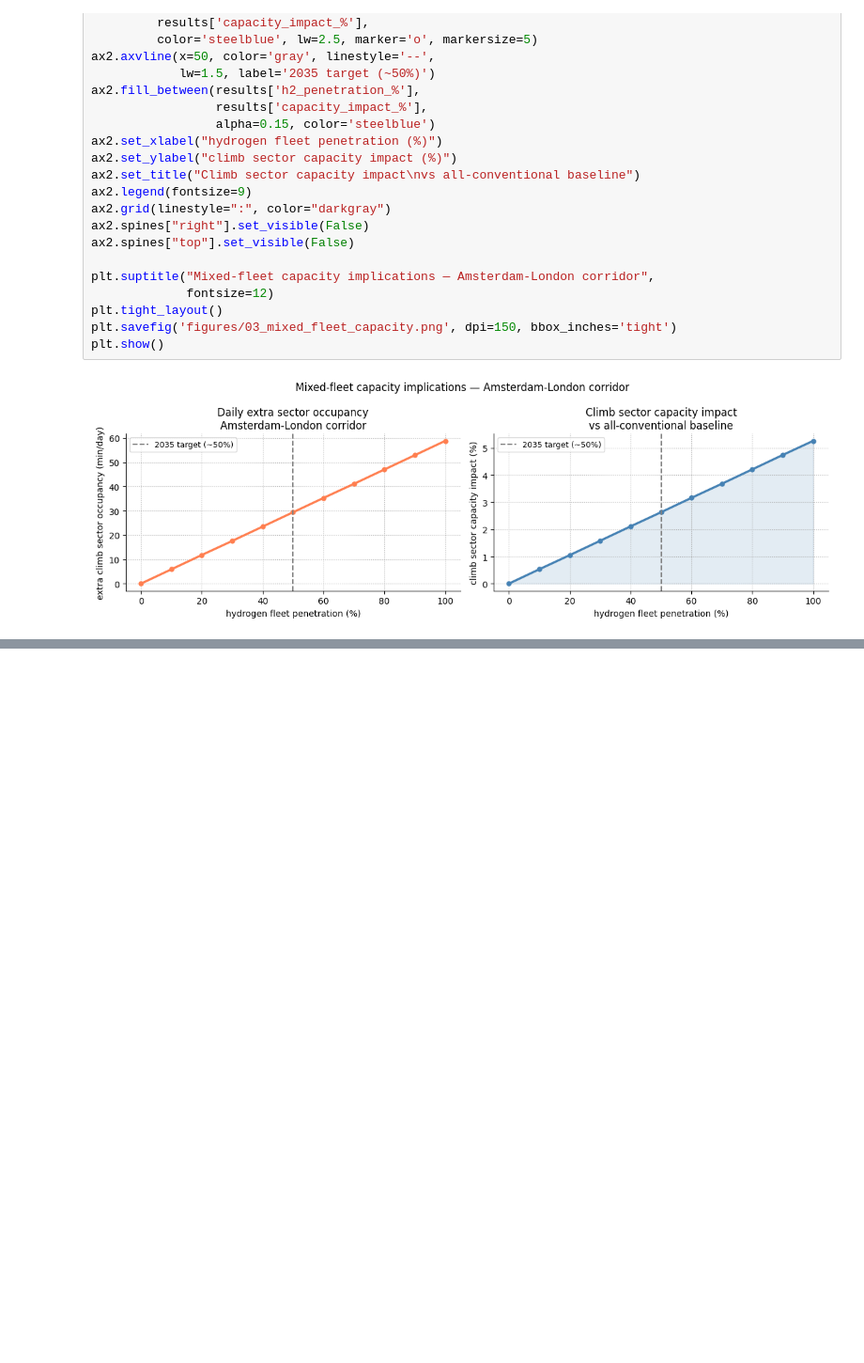
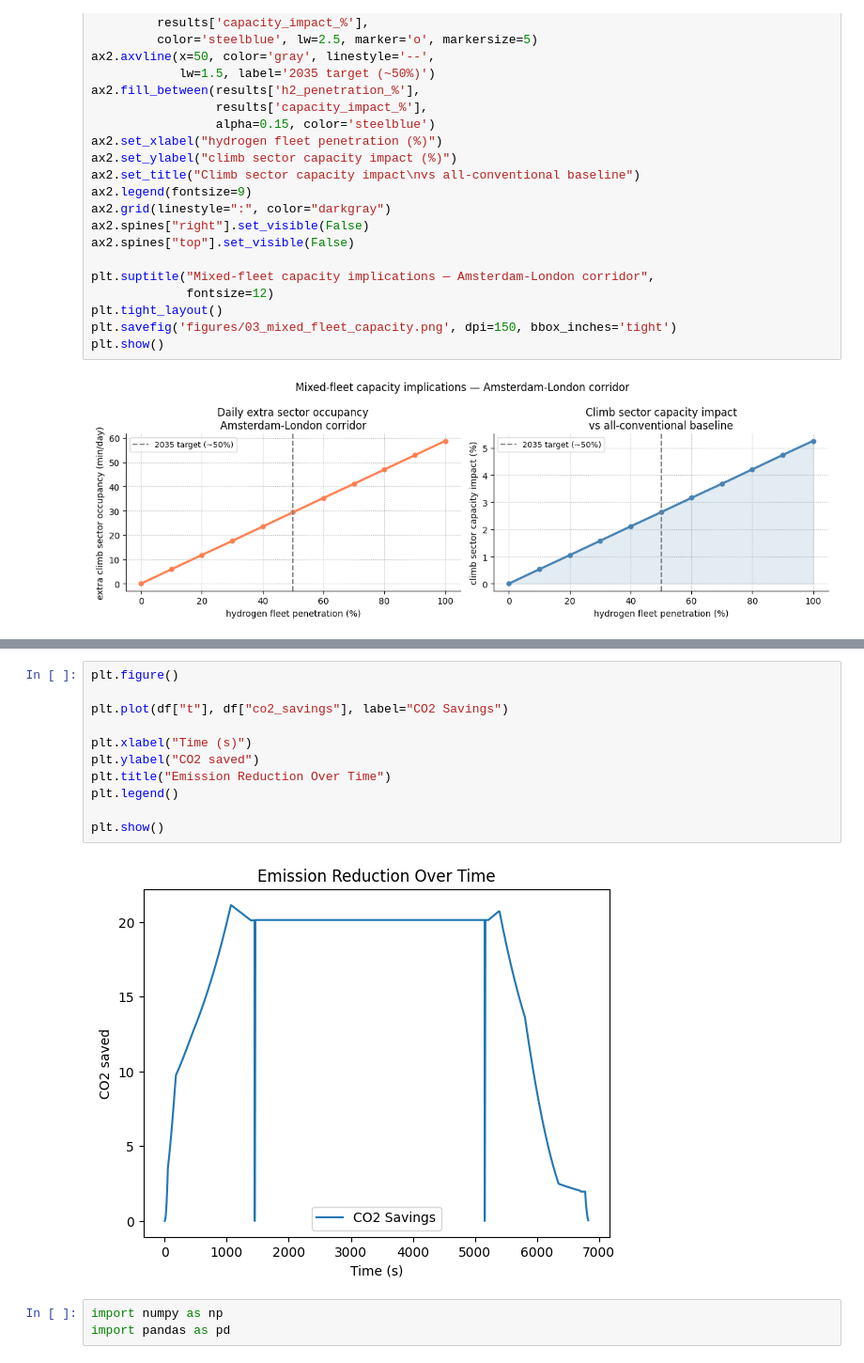
Before and after one commit to qama94/low-emission-aircraft-trajectory, a Jupyter notebook: trajectory_analysis_low_emission_aircraft.ipynb, the cells around one changed output, grey strips where cells are left out. Shown at 94% size. Saved outputs shown, nothing was run; the diff lists cells and outputs as text; blank space fills up the shorter version.

```diff
--- a/trajectory_analysis_low_emission_aircraft.ipynb
+++ b/trajectory_analysis_low_emission_aircraft.ipynb
@@ -370,0 +459,16 @@ plt.show()
+# %%
+plt.figure()
+
+plt.plot(df["t"], df["co2_savings"], label="CO2 Savings")
+
+plt.xlabel("Time (s)")
+plt.ylabel("CO2 saved")
+plt.title("Emission Reduction Over Time")
+plt.legend()
+
+plt.show()
+# %% [output]
+[figure, added]
+# %%
+import numpy as np
+import pandas as pd
```
Also changed, not shown: parts of 16 cells of this notebook, 12 other files.
